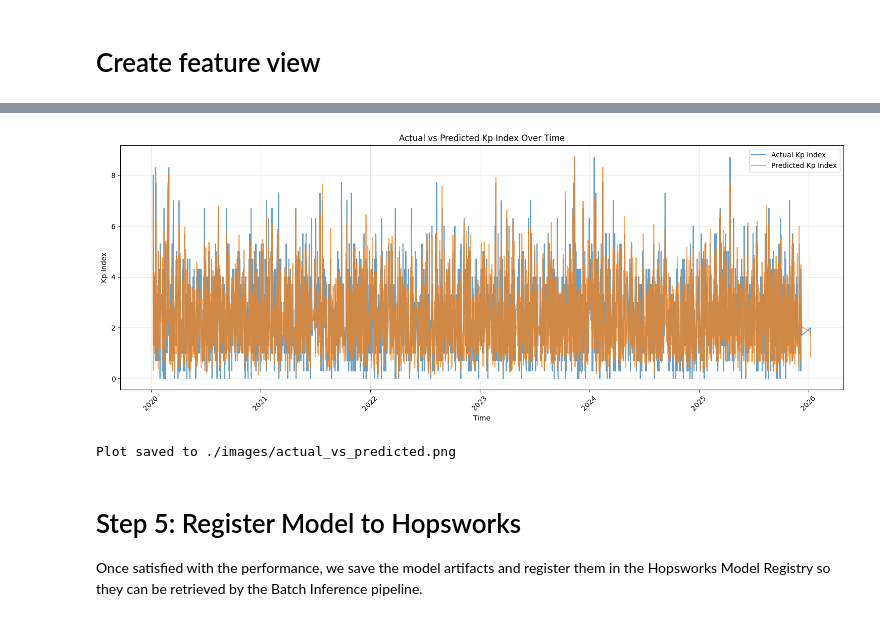
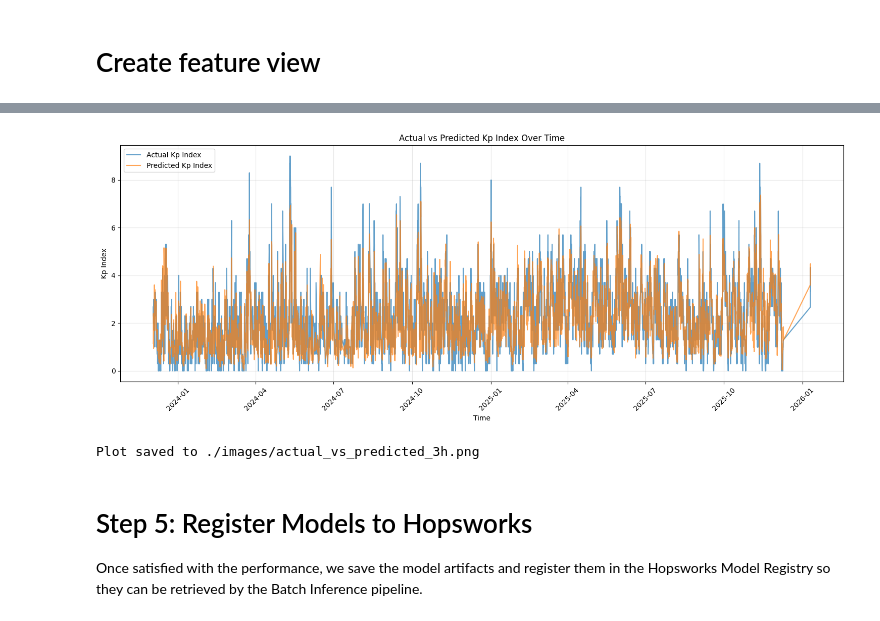
Before and after one commit to AlessandroBertelli/ID2223_Project, a Jupyter notebook: 3_aurora_training_pipeline.ipynb, the cells around one changed output, grey strips where cells are left out. Drawn from its saved outputs; the diff is of its cells as text; code cells hidden in the pictures.

Commit message:
Predictions for +3h and +6h now work

```diff
--- a/3_aurora_training_pipeline.ipynb
+++ b/3_aurora_training_pipeline.ipynb
@@ -48,4 +50,6 @@ Logged in to project, explore it here https://c.app.hopsworks.ai:443/p/1299605
 # Create the lagged features
 # %%
 # Get the solar wind feature group
-solar_wind_aggregated_fg = fs.get_feature_group(name="solar_wind_aggregated_fg", version=1)
+solar_wind_aggregated_fg = fs.get_feature_group(name="solar_wind_aggregated_fg", version=3)
+merged_df = solar_wind_aggregated_fg.read()
+merged_df
@@ -121,8 +171,8 @@ Finished: Reading data from Hopsworks, using Hopsworks Feature Query Service (1.
 # merged_df = merged_df.dropna().reset_index(drop=True)
 # merged_df
 # %%
-# Dynamic pressure
-# Pdyn ~ n * v^2 (unità non critiche per RF)
-merged_df['dynamic_pressure'] = merged_df['density_mean'] * (merged_df['speed_mean'] ** 2)
+# # Dynamic pressure
+# # Pdyn ~ n * v^2 (unità non critiche per RF)
+# merged_df['dynamic_pressure'] = merged_df['density_mean'] * (merged_df['speed_mean'] ** 2)
 
-merged_df
+# merged_df
@@ -294,10 +454,15 @@ We evaluate the model using Mean Squared Error (MSE) and R-squared to determine
 # %%
-y_pred = xgb_model.predict(X_test)
+y_pred_3h = model_kp_3h.predict(X_test)
+comparison_df = pd.DataFrame({
+    "Actual": y_test_3h.values.squeeze(),
+    "Predicted": y_pred_3h
+})
+print(comparison_df.head(20))
 
-mse = mean_squared_error(y_test, y_pred)
-rmse = np.sqrt(mean_squared_error(y_test, y_pred))
-mae = mean_absolute_error(y_test, y_pred)
-r2 = r2_score(y_test, y_pred)
+mse = mean_squared_error(y_test_3h, y_pred_3h)
+rmse = np.sqrt(mean_squared_error(y_test_3h, y_pred_3h))
+mae = mean_absolute_error(y_test_3h, y_pred_3h)
+r2 = r2_score(y_test_3h, y_pred_3h)
 
 metrics = {
     "mse": float(mse),
@@ -344,0 +554,11 @@ plt.show()
+# %%
+# Plotting feature importances using the plot_importance function from XGBoost
+# Creating a directory for the model artifacts if it doesn't exist
+images_dir = "./images"
+if not os.path.exists(images_dir):
+    os.mkdir(images_dir)
+
+plot_importance(model_kp_6h)
+feature_importance_path = images_dir + "/feature_importance_6h.png"
+plt.savefig(feature_importance_path)
+plt.show()
@@ -345,32 +567,32 @@ plt.show()
 # %%
 # Create a comparison plot of actual vs predicted Kp index over time
 plt.figure(figsize=(15, 6))
 
 # Get the test dates from merged_df
 test_dates = merged_df.loc[X_test.index, 'window_start']
 
-plt.plot(test_dates, y_test.values, label='Actual Kp Index', alpha=0.7, linewidth=1.5)
-plt.plot(test_dates, y_pred, label='Predicted Kp Index', alpha=0.7, linewidth=1.5)
+plt.plot(test_dates, y_test_3h.values, label='Actual Kp Index', alpha=0.7, linewidth=1.5)
+plt.plot(test_dates, y_pred_3h, label='Predicted Kp Index', alpha=0.7, linewidth=1.5)
 
 plt.xlabel('Time')
 plt.ylabel('Kp Index')
 plt.title('Actual vs Predicted Kp Index Over Time')
 plt.legend()
 plt.grid(True, alpha=0.3)
 plt.xticks(rotation=45)
 plt.tight_layout()
 
 # Save the plot
-prediction_plot_path = images_dir + "/actual_vs_predicted.png"
+prediction_plot_path = images_dir + "/actual_vs_predicted_3h.png"
 plt.savefig(prediction_plot_path)
 plt.show()
 
 print(f"Plot saved to {prediction_plot_path}")
 # %% [output]
-[figure, old version]
+[figure, new version]
-Plot saved to ./images/actual_vs_predicted.png
+Plot saved to ./images/actual_vs_predicted_3h.png
 # %% [markdown]
-# Step 5: Register Model to Hopsworks
+# Step 5: Register Models to Hopsworks
 
 Once satisfied with the performance, we save the model artifacts and register them in the Hopsworks Model Registry so they can be retrieved by the Batch Inference pipeline.
 # %%
```
Also changed, not shown: parts of 26 cells of this notebook, 13 other files.
